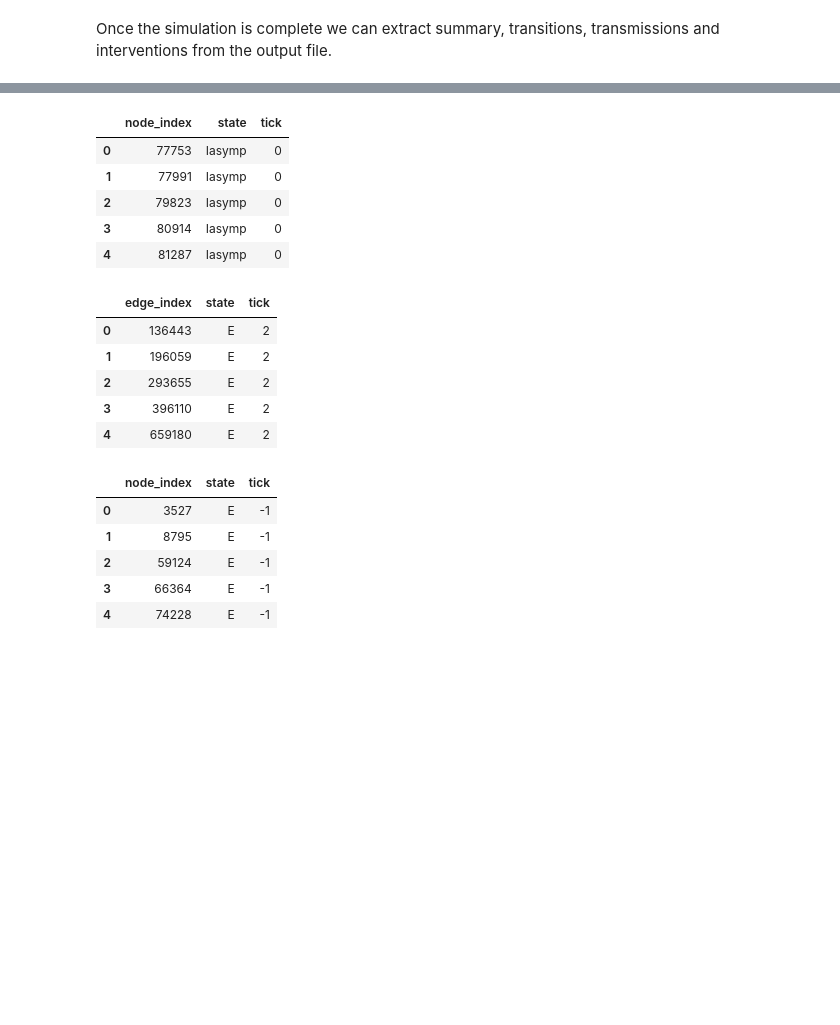
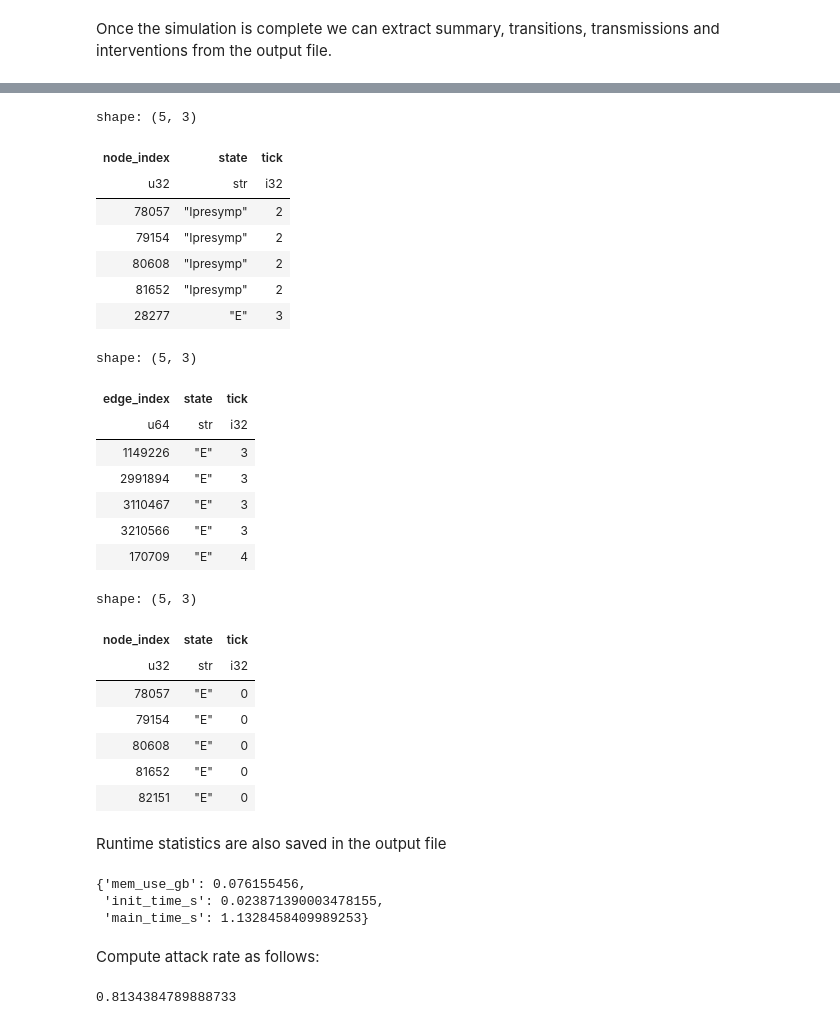
Before and after one commit to NSSAC/escape-abm, a Jupyter notebook: examples/run-example1.ipynb, the cells around one changed output, grey strips where cells are left out. Cells and saved outputs as stored; diff of their text form; code cells hidden in the pictures; blank space fills up the shorter version.

```diff
--- a/examples/run-example1.ipynb
+++ b/examples/run-example1.ipynb
@@ -131,7 +137,7 @@ Here we can also pass a dictionary of configuration variables that were defined
 # %%
 output_file = work_dir / "output.h5"
 
-simulation.simulate(output_file, num_ticks=10, configs={"enable_hybrid_learning": True}, verbose=True)
+simulator.simulate(input_file, output_file, num_ticks=100, configs={"enable_hybrid_learning": True}, verbose=True)
 # %% [output]
 ### num_threads = 12
 ### enable_hybrid_learning = 1
@@ -164,27 +173,52 @@ simulation.extract_summary(output_file).to_pandas().head()
 # %%
-simulation.extract_transitions(output_file).to_pandas().head()
+transitions = simulator.extract_transitions(output_file)
+transitions.head()
 # %% [output]
+shape: (5, 3)
-|  | node_index | state | tick |
-| 0 | 77753 | Iasymp | 0 |
-| 1 | 77991 | Iasymp | 0 |
-| 2 | 79823 | Iasymp | 0 |
-| 3 | 80914 | Iasymp | 0 |
-| 4 | 81287 | Iasymp | 0 |
+| node_index | state | tick |
+| u32 | str | i32 |
+| 78057 | "Ipresymp" | 2 |
+| 79154 | "Ipresymp" | 2 |
+| 80608 | "Ipresymp" | 2 |
+| 81652 | "Ipresymp" | 2 |
+| 28277 | "E" | 3 |
 # %%
-simulation.extract_transmissions(output_file).to_pandas().head()
+transmissions = simulator.extract_transmissions(output_file)
+transmissions.head()
 # %% [output]
+shape: (5, 3)
-|  | edge_index | state | tick |
-| 0 | 136443 | E | 2 |
-| 1 | 196059 | E | 2 |
-| 2 | 293655 | E | 2 |
-| 3 | 396110 | E | 2 |
-| 4 | 659180 | E | 2 |
+| edge_index | state | tick |
+| u64 | str | i32 |
+| 1149226 | "E" | 3 |
+| 2991894 | "E" | 3 |
+| 3110467 | "E" | 3 |
+| 3210566 | "E" | 3 |
+| 170709 | "E" | 4 |
 # %%
-simulation.extract_interventions(output_file).to_pandas().head()
+interventions = simulator.extract_interventions(output_file)
+interventions.head()
 # %% [output]
+shape: (5, 3)
-|  | node_index | state | tick |
-| 0 | 3527 | E | -1 |
-| 1 | 8795 | E | -1 |
-| 2 | 59124 | E | -1 |
-| 3 | 66364 | E | -1 |
-| 4 | 74228 | E | -1 |
+| node_index | state | tick |
+| u32 | str | i32 |
+| 78057 | "E" | 0 |
+| 79154 | "E" | 0 |
+| 80608 | "E" | 0 |
+| 81652 | "E" | 0 |
+| 82151 | "E" | 0 |
+# %% [markdown]
+Runtime statistics are also saved in the output file
+# %%
+simulator.runtime_stats(output_file)
+# %% [output]
+{'mem_use_gb': 0.076155456,
+ 'init_time_s': 0.023871390003478155,
+ 'main_time_s': 1.1328458409989253}
+# %% [markdown]
+Compute attack rate as follows:
+# %%
+num_nodes = simulator.num_nodes(input_file)
+attack_rate = simulator.compute_cum_count(transitions, ["E"]) / num_nodes
+attack_rate
+# %% [output]
+0.8134384789888733
```
Also changed, not shown: parts of 14 cells of this notebook, 1 other file.
